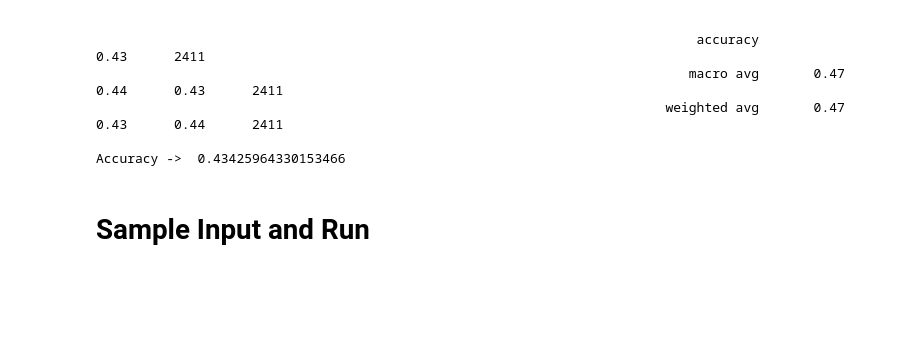
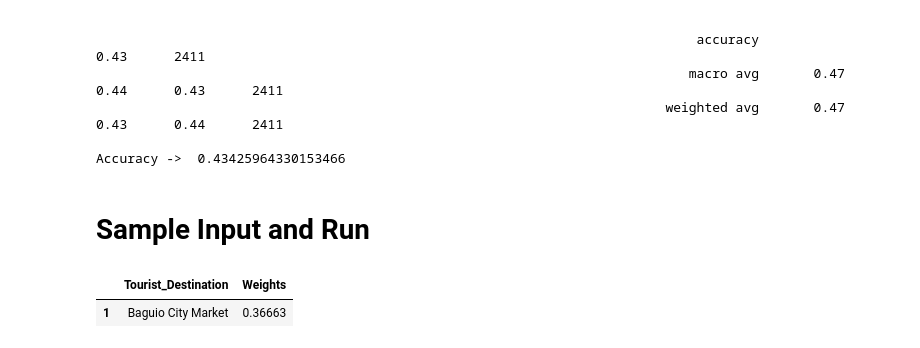
Before and after one commit to CS-HELL/PH-TouristSpots-Analysis, a Jupyter notebook: training/tfidf_vectorizer_train_part2.ipynb, the cells around one changed output. Saved outputs shown, nothing was run; the diff lists cells and outputs as text; code cells hidden in the pictures; blank space fills up the shorter version.

```diff
--- a/training/tfidf_vectorizer_train_part2.ipynb
+++ b/training/tfidf_vectorizer_train_part2.ipynb
@@ -295,38 +295,39 @@ with open('../models/gnb_classifier.pkl', 'rb') as fid:
 import numpy as np
 
 # Make a dictionary from the columns of the dataframe and make the values 0
 dict_tfidf_model_template = dict.fromkeys(df_tfidf_model.loc[:, df_tfidf_model.columns != 'tourist_destination'].columns, [0])
 
 # sample input
 text = "i wanna go buy fresh vegetables and fruits"
 split = text.split()
 
 for word in split:
     if word in dict_tfidf_model_template:
         val = dict_tfidf_model_template[word][0]
         val += 1
         val_list = [val]
         dict_tfidf_model_template[word] = val_list
     else:
         pass
 
 
 df_tfidf_model_template = pd.DataFrame(dict_tfidf_model_template)
 
 import scipy
 uns_sparsed_data = scipy.sparse.csr_matrix(df_tfidf_model_template)
 uns_dest_pred = svm.predict_proba(uns_sparsed_data)
 
 top_n_category_predictions = np.sort(uns_dest_pred)
 
-print(svm.classes_, uns_dest_pred)
-
 dict_comparison = {'Tourist_Destination' : svm.classes_.tolist(), 'Weights' : uns_dest_pred[0].tolist()}
 
 comparison = pd.DataFrame(dict_comparison)
-comparison.sort_values(by=['Weights'], ascending=False)[0:2]
-#uns_dest_pred
-#top_n_category_predictions
+predicted = comparison.sort_values(by=['Weights'], ascending=False)[0:2]
+
+predicted[0:1]
+# %% [output]
+|  | Tourist_Destination | Weights |
+| 1 | Baguio City Market | 0.36663 |
 # %%
 import tkinter as tk
 from matplotlib.backends.backend_tkagg import FigureCanvasTkAgg
```
Also changed, not shown: parts of 2 cells of this notebook, 1 other file.
